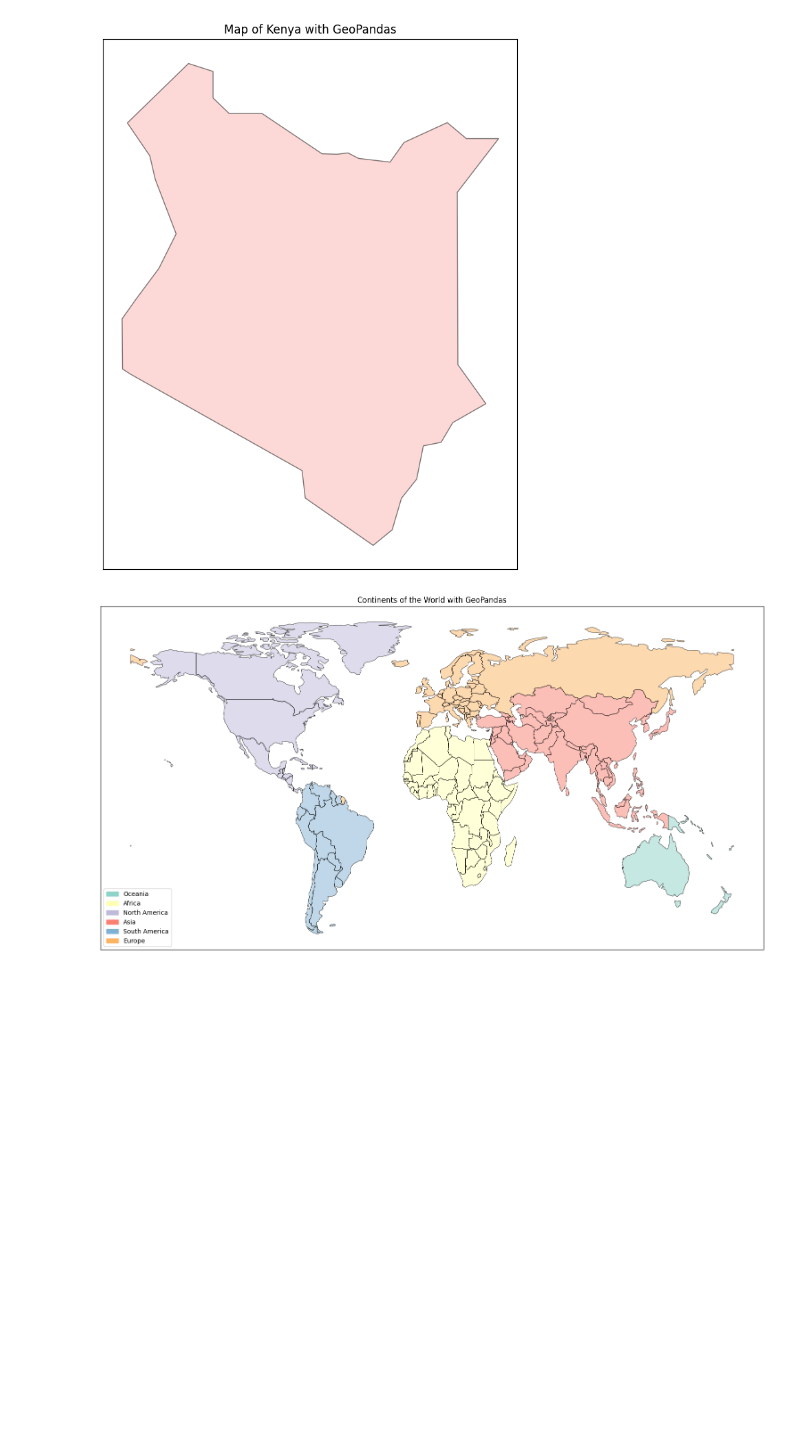
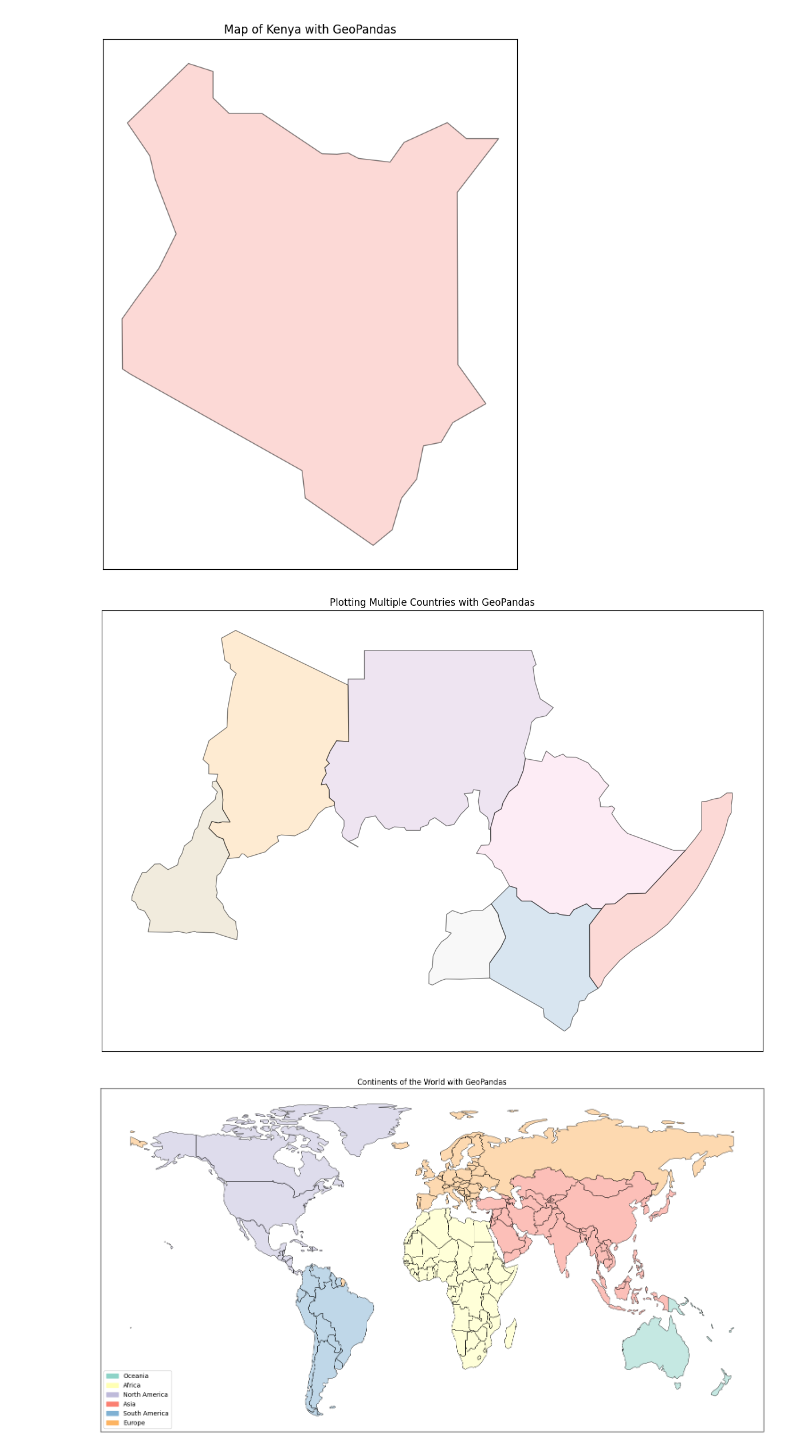
Before and after one commit to jrosebr1/NaturalDisastersAI, a Jupyter notebook: world-map-python-geopandas/Plotting World Geopandas.ipynb, the cells around one changed output. Saved outputs shown, nothing was run; the diff lists cells and outputs as text; code cells hidden in the pictures; blank space fills up the shorter version.

Commit message:
Updated worldmap code to plot multiple countries on a single continent

```diff
--- a/world-map-python-geopandas/Plotting World Geopandas.ipynb
+++ b/world-map-python-geopandas/Plotting World Geopandas.ipynb
@@ -108,6 +108,45 @@ plt.title("Map of Kenya with GeoPandas")
 plt.show()
 # %% [output]
 [figure]
+# %%
+# initialize a new figure
+fig = plt.figure(figsize=(20, 10))
+ax = fig.add_subplot()
+
+# define the names of the countries we want to plot
+country_names = [
+    "Kenya",
+    "Somalia",
+    "Uganda",
+    "Ethiopia",
+    "Sudan",
+    "South Sudan",
+    "Chad",
+    "Cameroon",
+]
+
+# grab multiple countries from the continent of Africa
+countries = africa[
+    africa["name"].isin(country_names)
+]
+
+# plot a map of the countries
+countries.plot(
+    ax=ax,
+    cmap="Pastel1",
+    edgecolor="black",
+    alpha=0.5
+)
+
+# turn off axis ticks
+ax.set_xticks([])
+ax.set_yticks([])
+
+# set the plot title
+plt.title("Plotting Multiple Countries with GeoPandas")
+plt.show()
+# %% [output]
+[figure, added]
 # %%
 # initialize a final empty figure
 fig = plt.figure(figsize=(20, 10))
```
